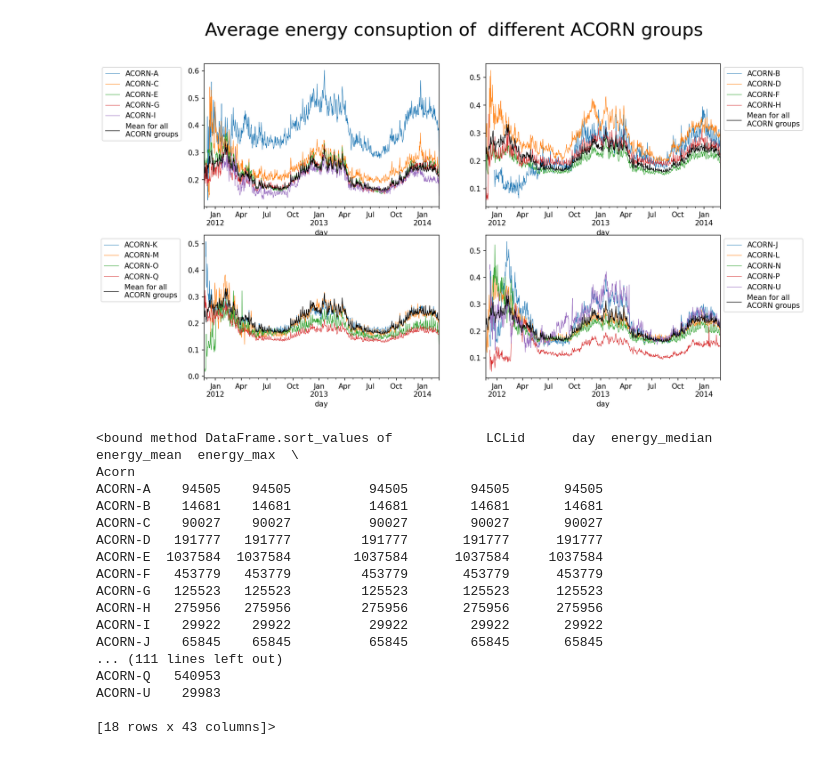
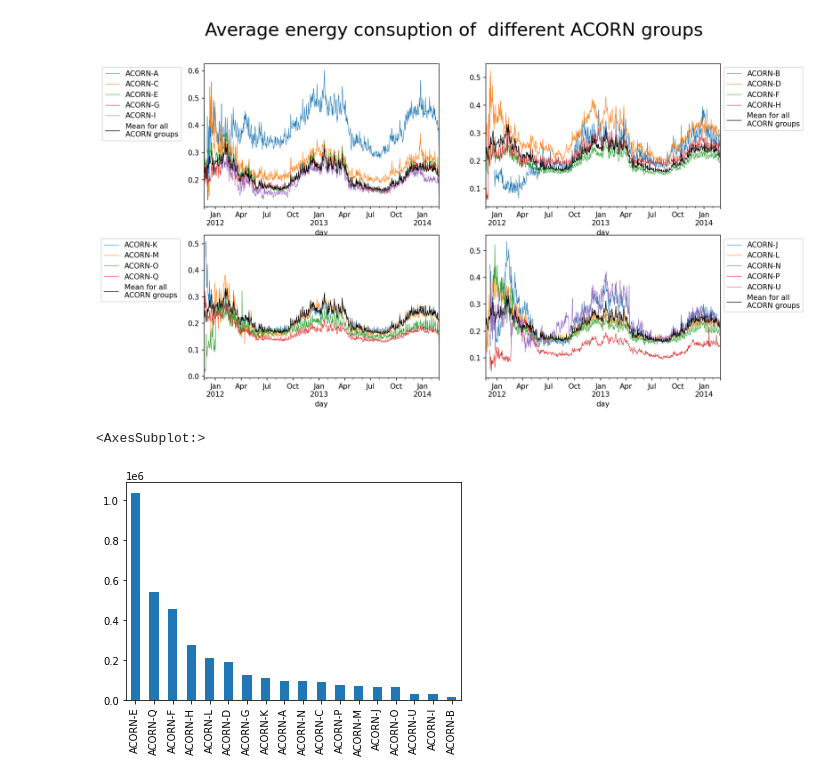
Before and after one commit to Waqas-Shah-42/Data-Analysis-using-smart-meter-data, a Jupyter notebook: analysis.ipynb, the cells around one changed output. Cells and saved outputs as stored; diff of their text form; code cells hidden in the pictures.

Commit message:
added energy consumption for different ACORN groups

```diff
--- a/analysis.ipynb
+++ b/analysis.ipynb
@@ -296,25 +296,10 @@ fig.savefig('Acorn-graph2',bbox_inches='tight')
 # %% [output]
 [figure]
 # %%
-data.Acorn.value_counts()
+data.Acorn.value_counts().plot.bar()
 # %% [output]
-<bound method DataFrame.sort_values of            LCLid      day  energy_median  energy_mean  energy_max  \
-Acorn
-ACORN-A    94505    94505          94505        94505       94505
-ACORN-B    14681    14681          14681        14681       14681
-ACORN-C    90027    90027          90027        90027       90027
-ACORN-D   191777   191777         191777       191777      191777
-ACORN-E  1037584  1037584        1037584      1037584     1037584
-ACORN-F   453779   453779         453779       453779      453779
-ACORN-G   125523   125523         125523       125523      125523
-ACORN-H   275956   275956         275956       275956      275956
-ACORN-I    29922    29922          29922        29922       29922
-ACORN-J    65845    65845          65845        65845       65845
-... (111 lines left out)
-ACORN-Q   540953
-ACORN-U    29983
-
-[18 rows x 43 columns]>
+<AxesSubplot:>
+[figure, added]
 # %%
 data.head(3)
 # %% [output]
```
Also changed, not shown: parts of 7 cells of this notebook, 2 other files.
